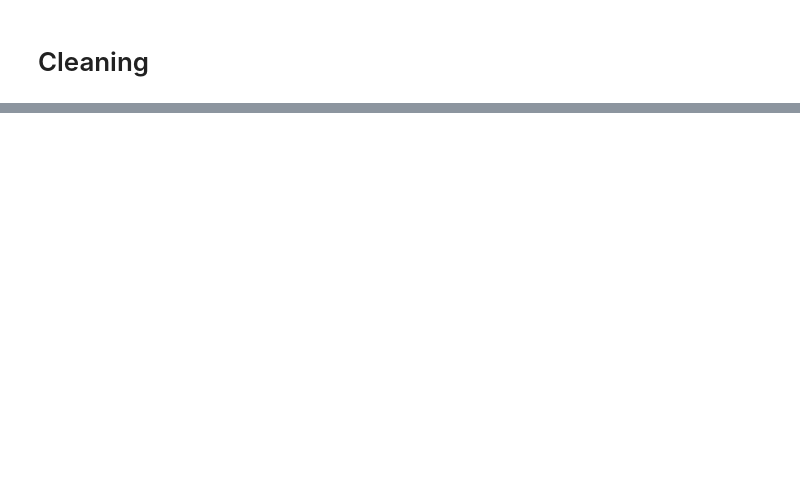
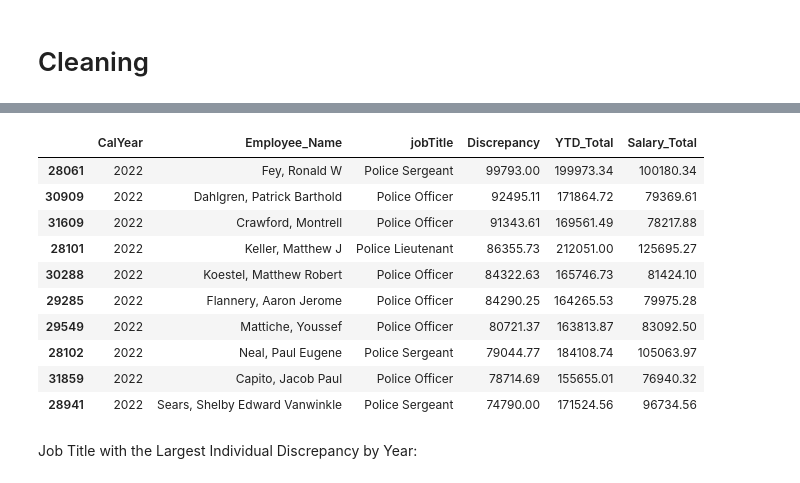
Before and after one commit to matt-harvey-data/Louisville_stats, a Jupyter notebook: ml.ipynb, the cells around one changed output, grey strips where cells are left out. Cells and saved outputs as stored; diff of their text form; code cells hidden in the pictures; blank space fills up the shorter version.

```diff
--- a/ml.ipynb
+++ b/ml.ipynb
@@ -60,0 +180,17 @@ final_salary
+# %%
+top_emp_dis_2022 = top_10_discrepancy(indv, 2022)
+top_emp_dis_2022
+# %% [output]
+|  | CalYear | Employee_Name | jobTitle | Discrepancy | YTD_Total | Salary_Total |
+| 28061 | 2022 | Fey, Ronald W | Police Sergeant | 99793.00 | 199973.34 | 100180.34 |
+| 30909 | 2022 | Dahlgren, Patrick Barthold | Police Officer | 92495.11 | 171864.72 | 79369.61 |
+| 31609 | 2022 | Crawford, Montrell | Police Officer | 91343.61 | 169561.49 | 78217.88 |
+| 28101 | 2022 | Keller, Matthew J | Police Lieutenant | 86355.73 | 212051.00 | 125695.27 |
+| 30288 | 2022 | Koestel, Matthew Robert | Police Officer | 84322.63 | 165746.73 | 81424.10 |
+| 29285 | 2022 | Flannery, Aaron Jerome | Police Officer | 84290.25 | 164265.53 | 79975.28 |
+| 29549 | 2022 | Mattiche, Youssef | Police Officer | 80721.37 | 163813.87 | 83092.50 |
+| 28102 | 2022 | Neal, Paul Eugene | Police Sergeant | 79044.77 | 184108.74 | 105063.97 |
+| 31859 | 2022 | Capito, Jacob Paul | Police Officer | 78714.69 | 155655.01 | 76940.32 |
+| 28941 | 2022 | Sears, Shelby Edward Vanwinkle | Police Sergeant | 74790.00 | 171524.56 | 96734.56 |
+# %% [markdown]
+Job Title with the Largest Individual Discrepancy by Year:
```
Also changed, not shown: parts of 33 cells of this notebook, 1 other file.
